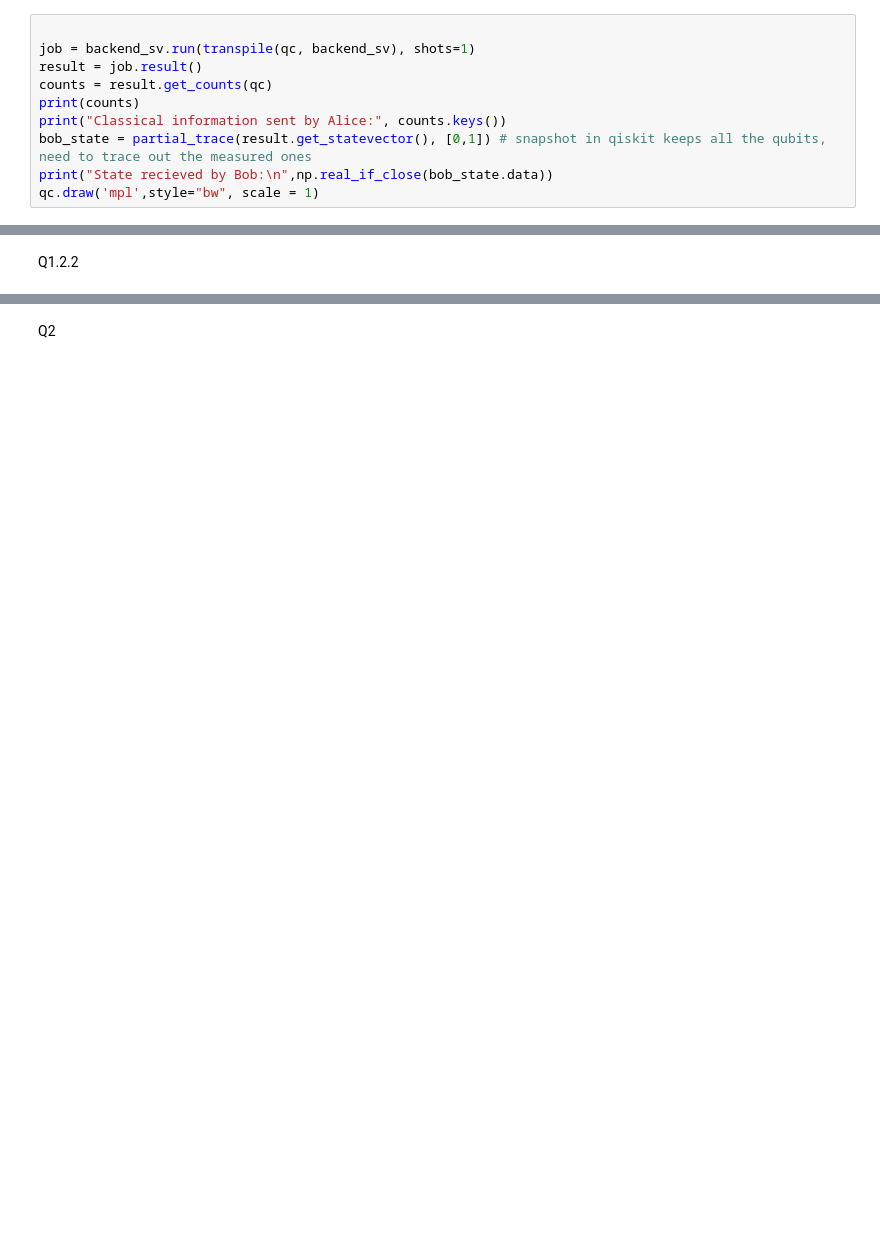
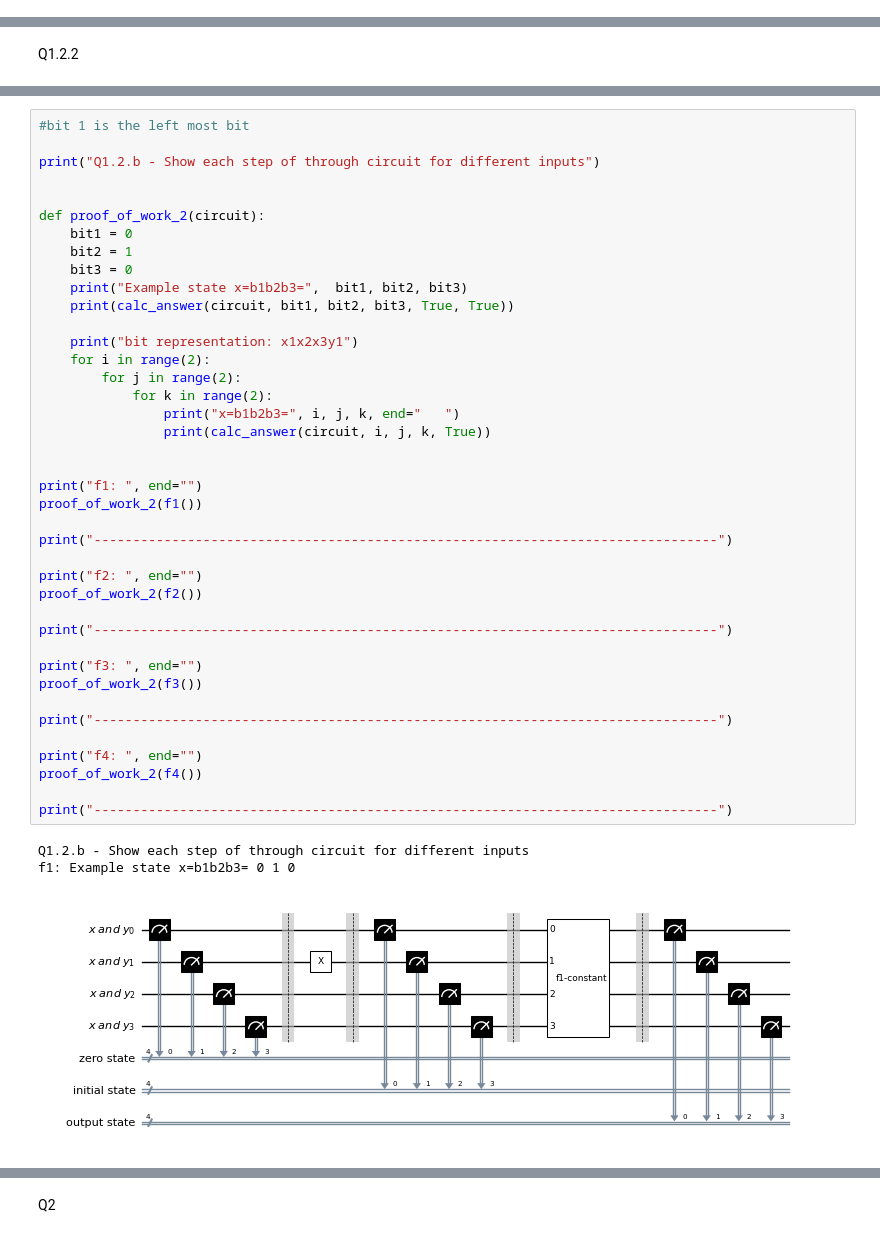
Before and after one commit to Lucifer1662/quantum, a Jupyter notebook: Assignement 1.ipynb, the cells around one changed output, grey strips where cells are left out. Saved outputs shown, nothing was run; the diff lists cells and outputs as text; blank space fills up the shorter version.

```diff
--- a/Assignement 1.ipynb
+++ b/Assignement 1.ipynb
@@ -83,10 +90,0 @@ State expected q1:
-# %%
-
-job = backend_sv.run(transpile(qc, backend_sv), shots=1)
-result = job.result()
-counts = result.get_counts(qc)
-print(counts)
-print("Classical information sent by Alice:", counts.keys())
-bob_state = partial_trace(result.get_statevector(), [0,1]) # snapshot in qiskit keeps all the qubits, need to trace out the measured ones
-print("State recieved by Bob:\n",np.real_if_close(bob_state.data))
-qc.draw('mpl',style="bw", scale = 1)
@@ -376,0 +401,44 @@ f4:
+# %%
+#bit 1 is the left most bit
+
+print("Q1.2.b - Show each step of through circuit for different inputs")
+
+
+def proof_of_work_2(circuit):
+    bit1 = 0
+    bit2 = 1
+    bit3 = 0
+    print("Example state x=b1b2b3=",  bit1, bit2, bit3)
+    print(calc_answer(circuit, bit1, bit2, bit3, True, True))
+
+    print("bit representation: x1x2x3y1")
+    for i in range(2):
+        for j in range(2):
+            for k in range(2):
+                print("x=b1b2b3=", i, j, k, end="   ")
+                print(calc_answer(circuit, i, j, k, True))
+
+
+print("f1: ", end="")
+proof_of_work_2(f1())
+
+print("--------------------------------------------------------------------------------")
+
+print("f2: ", end="")
+proof_of_work_2(f2())
+
+print("--------------------------------------------------------------------------------")
+
+print("f3: ", end="")
+proof_of_work_2(f3())
+
+print("--------------------------------------------------------------------------------")
+
+print("f4: ", end="")
+proof_of_work_2(f4())
+
+print("--------------------------------------------------------------------------------")
+# %% [output]
+Q1.2.b - Show each step of through circuit for different inputs
+f1: Example state x=b1b2b3= 0 1 0
+[figure, added]
```
Also changed, not shown: parts of 26 cells of this notebook.
